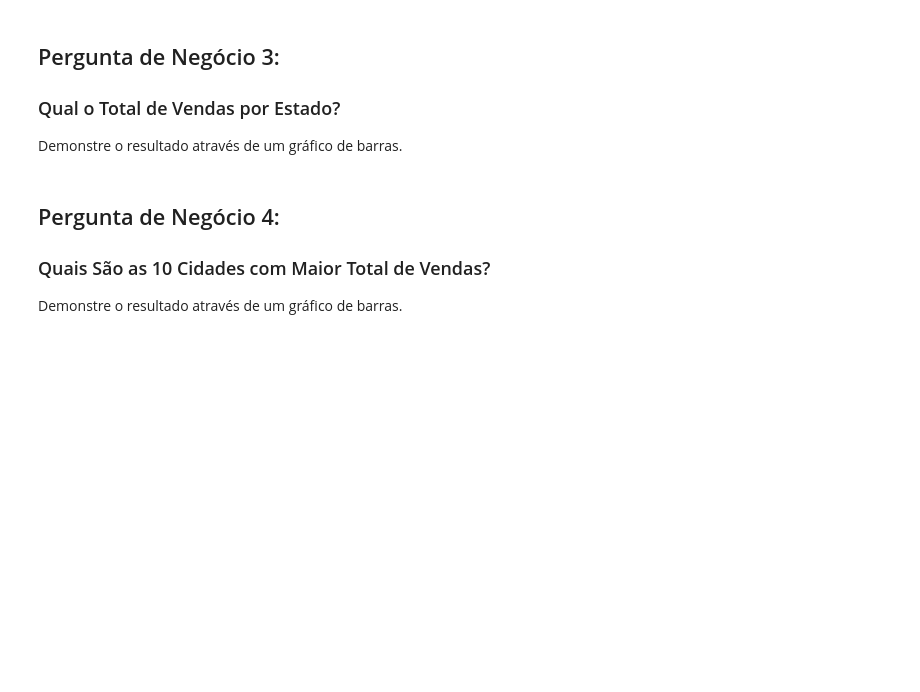
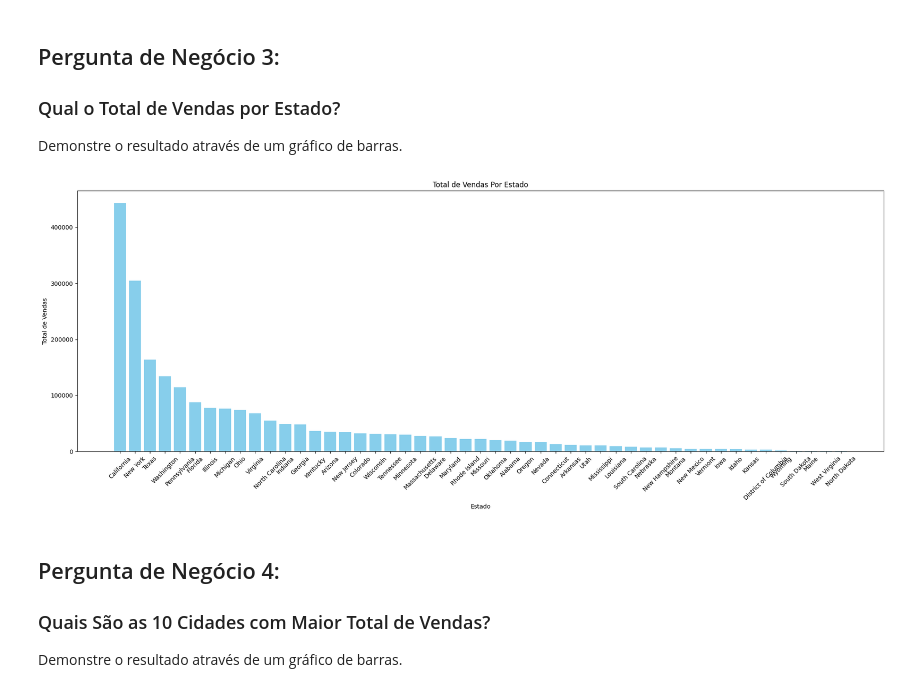
Before and after one commit to jeferson-paz/Curso-de-Python-DSA, a Jupyter notebook: Cap13/Projeto2-Perguntas.ipynb, the cells around one changed output. Saved outputs shown, nothing was run; the diff lists cells and outputs as text; code cells hidden in the pictures; blank space fills up the shorter version.

```diff
--- a/Cap13/Projeto2-Perguntas.ipynb
+++ b/Cap13/Projeto2-Perguntas.ipynb
@@ -170,6 +226,24 @@ Demonstre o resultado através de um gráfico de barras.
 ### Qual o Total de Vendas por Estado?
 
 Demonstre o resultado através de um gráfico de barras.
+# %%
+# Calcular o total de vendas por estado
+vendas_por_estado = df.groupby('Estado')['Valor_Venda'].sum().reset_index()
+
+# Ordenar os dados pelo total de vendas (opcional)
+vendas_por_estado = vendas_por_estado.sort_values(by='Valor_Venda', ascending=False)
+
+# Plotar o gráfico de barras
+plt.figure(figsize=(20, 8))
+plt.bar(vendas_por_estado['Estado'], vendas_por_estado['Valor_Venda'], color='skyblue')
+plt.xlabel('Estado')
+plt.ylabel('Total de Vendas')
+plt.title('Total de Vendas Por Estado')
+plt.xticks(rotation=45)
+plt.tight_layout()
+plt.show()
+# %% [output]
+[figure, added]
 # %% [markdown]
 ## Pergunta de Negócio 4:
 
```
Also changed, not shown: parts of 5 cells of this notebook.
